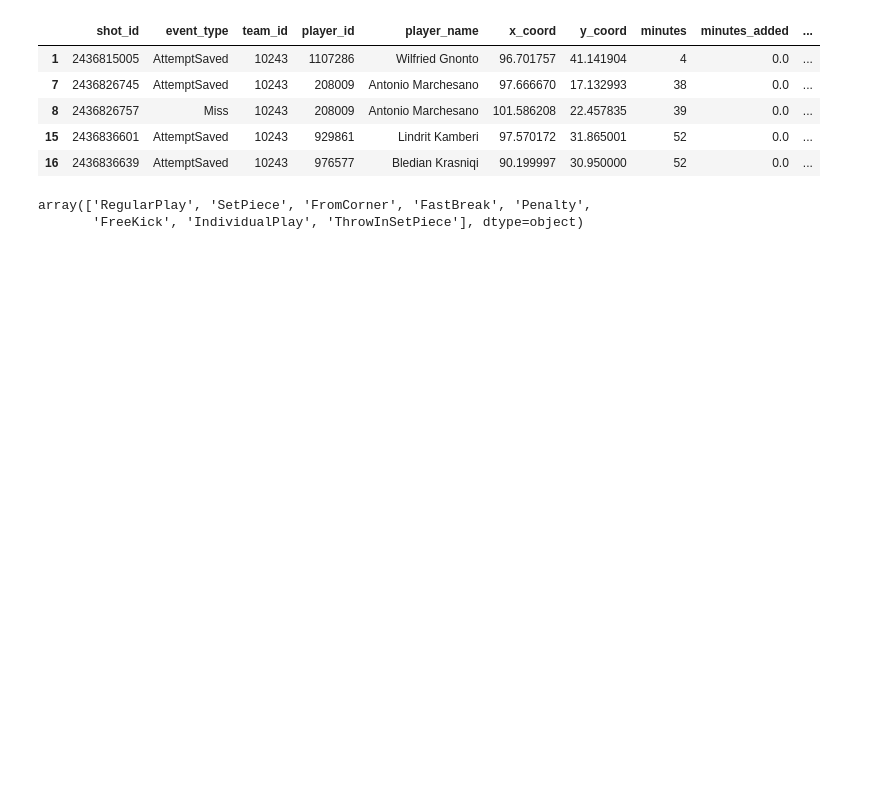
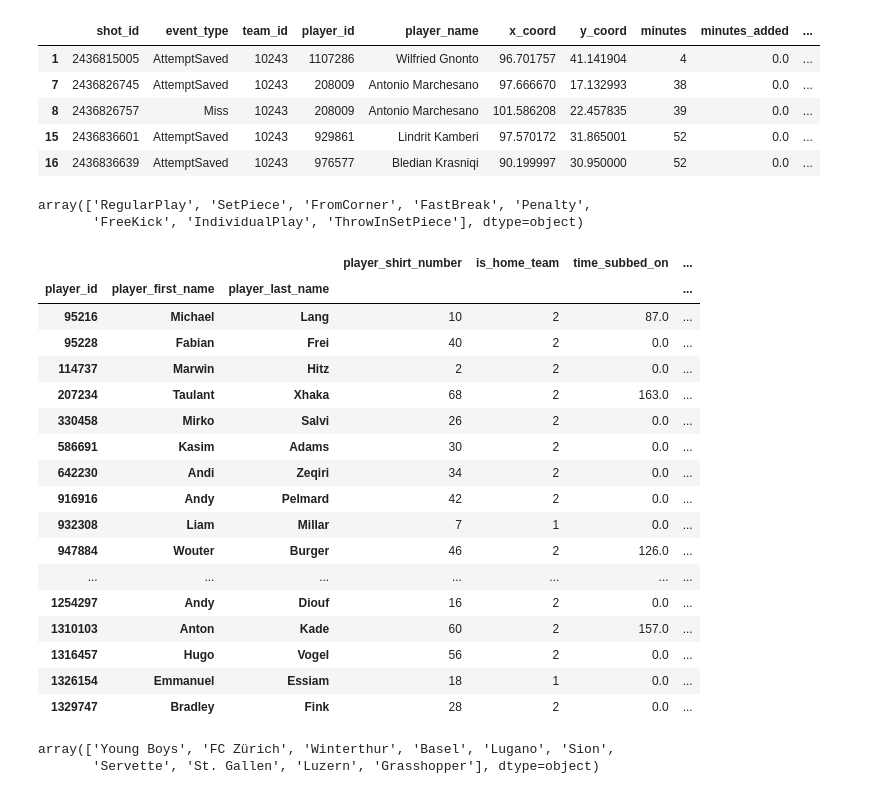
Before and after one commit to TK5-Tim/ds-projects, a Jupyter notebook: rsl/rsl_22_23_half_season_review.ipynb, the cells around one changed output. Cells and saved outputs as stored; diff of their text form; code cells hidden in the pictures; blank space fills up the shorter version.

```diff
--- a/rsl/rsl_22_23_half_season_review.ipynb
+++ b/rsl/rsl_22_23_half_season_review.ipynb
@@ -1059,3 +1066,31 @@ df_shots['situation'].unique()
 # %% [output]
 array(['RegularPlay', 'SetPiece', 'FromCorner', 'FastBreak', 'Penalty',
        'FreeKick', 'IndividualPlay', 'ThrowInSetPiece'], dtype=object)
+# %%
+df_player_stats = pd.read_csv('data/super_leagues_player_stats_2223.csv', index_col=0)
+# %%
+df_player_stats[(df_player_stats['round'] >= 20) & (df_player_stats['team_name'] == 'Basel')].groupby(['player_id', 'player_first_name' ,'player_last_name']).sum()
+# %% [output]
+|  |  |  | player_shirt_number | is_home_team | time_subbed_on | ... |
+| player_id | player_first_name | player_last_name |  |  |  | ... |
+| 95216 | Michael | Lang | 10 | 2 | 87.0 | ... |
+| 95228 | Fabian | Frei | 40 | 2 | 0.0 | ... |
+| 114737 | Marwin | Hitz | 2 | 2 | 0.0 | ... |
+| 207234 | Taulant | Xhaka | 68 | 2 | 163.0 | ... |
+| 330458 | Mirko | Salvi | 26 | 2 | 0.0 | ... |
+| 586691 | Kasim | Adams | 30 | 2 | 0.0 | ... |
+| 642230 | Andi | Zeqiri | 34 | 2 | 0.0 | ... |
+| 916916 | Andy | Pelmard | 42 | 2 | 0.0 | ... |
+| 932308 | Liam | Millar | 7 | 1 | 0.0 | ... |
+| 947884 | Wouter | Burger | 46 | 2 | 126.0 | ... |
+| ... | ... | ... | ... | ... | ... | ... |
+| 1254297 | Andy | Diouf | 16 | 2 | 0.0 | ... |
+| 1310103 | Anton | Kade | 60 | 2 | 157.0 | ... |
+| 1316457 | Hugo | Vogel | 56 | 2 | 0.0 | ... |
+| 1326154 | Emmanuel | Essiam | 18 | 1 | 0.0 | ... |
+| 1329747 | Bradley | Fink | 28 | 2 | 0.0 | ... |
+# %%
+df_player_stats['team_name'].unique()
+# %% [output]
+array(['Young Boys', 'FC Zürich', 'Winterthur', 'Basel', 'Lugano', 'Sion',
+       'Servette', 'St. Gallen', 'Luzern', 'Grasshopper'], dtype=object)
```
Also changed, not shown: parts of 6 cells of this notebook, 26 other files.
